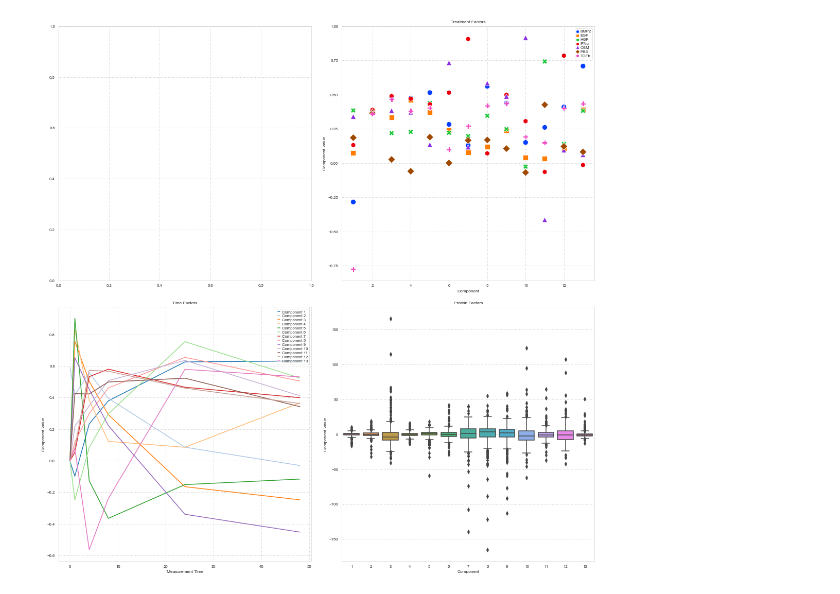
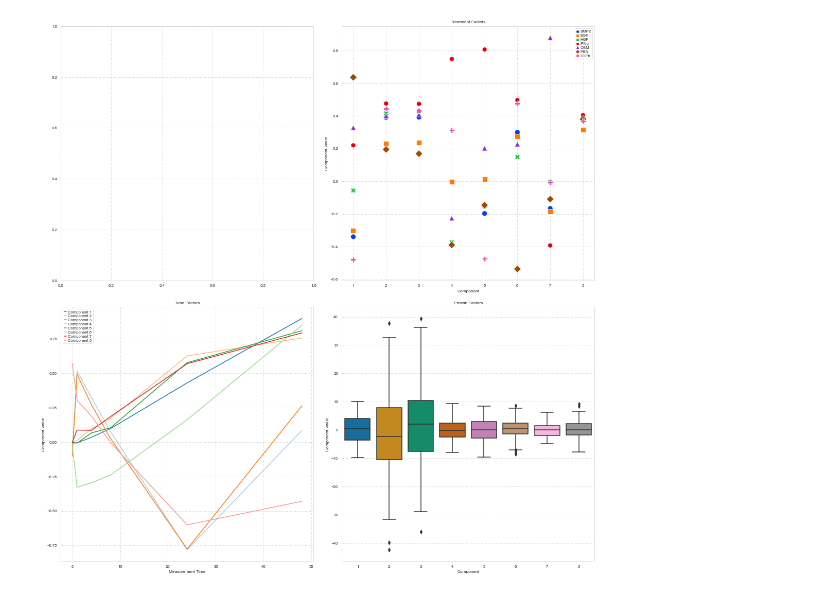
Before and after one commit to meyer-lab/tfac-ccle, a Jupyter notebook: ProteinFactors.ipynb, the cells around one changed output. Cells and saved outputs as stored; diff of their text form; code cells hidden in the pictures.

Commit message:
Figure changes

```diff
--- a/ProteinFactors.ipynb
+++ b/ProteinFactors.ipynb
@@ -5,44 +5,33 @@ import matplotlib.pyplot as plt
 import pandas as pd
 from tfac.figures.figureCommon import subplotLabel, getSetup
 from tfac.tensor import cp_decomp, find_R2X_parafac, reorient_factors
-from tfac.Data_Mod import form_tensor, z_score_tensor_bymeasure
-from tfac.figures.figure1 import treatmentPlot, timePlot, proteinPlot, R2X_figure
+from tfac.Data_Mod import form_tensor, z_score_tensor_bymeasure, z_score_tensor_byprotein
+from tfac.figures.figure1 import treatmentPlot, timePlot, proteinBoxPlot, R2X_figure, proteinScatterPlot
 
 sns.set(style="whitegrid")
 
 
-def z_score_tensor_byprotein(tensor):
-    for prot_idx in range(tensor.shape[2]):
-        prot_list = []
-        for treat_idx in range(tensor.shape[0]):
-            for time_idx in range(tensor.shape[1]):
-                prot_list.append(tensor[treat_idx][time_idx][prot_idx])
-        mean_val = np.mean(prot_list)
-        std_val = np.std(prot_list)
-        for treat_idx in range(tensor.shape[0]):
-            for time_idx in range(tensor.shape[1]):
-                tensor[treat_idx][time_idx][prot_idx] = (tensor[treat_idx][time_idx][prot_idx] - mean_val) / std_val
-    return tensor
-
-def AlttreatmentPlot(factors, senthue):
+def separate_treatmentPlot(factors, senthue):
     '''Plot treatments (tensor axis 0) in factorization component space'''
     df = pd.DataFrame(factors)
-    df.columns = range(1, 14)
+    df.columns = range(1, factors.shape[1] + 1)
     df["Treatment"] = senthue
     df = pd.melt(df, "Treatment")
     df.columns = ["Treatment", "Component", "Value"]
-    grid = sns.FacetGrid(df, col="Treatment", hue="Treatment", col_wrap=4, height=4)
+    grid = sns.FacetGrid(df, col="Treatment", hue="Treatment", col_wrap=4, height=4, sharex=False)
     grid.map(plt.plot, "Component", "Value")
-    for i in range(1, 14):
+    for i in range(1, factors.shape[1] + 1):
         grid.map(plt.axvline, x=i, ls=":", c=".7")
     for i in np.arange(-.8, 1, .2):
         grid.map(plt.axhline, y=i, ls=":", c=".7")
     grid.map(plt.axhline, y=0, ls="-", c=".5")
-    grid.set(xticks=np.arange(1, 14))
+    grid.set(xticks=np.arange(1, factors.shape[1] + 1))
     grid.set(yticks=np.arange(-.8, 1, .2))
+    for i in range(7):
+        grid.axes[i].set_xlabel('Components')
     grid.fig.tight_layout(w_pad=1)
 # %%
 tensor, treatments, times = form_tensor()
-zscore_tensor_bymeasurement = z_score_tensor_bymeasure(tensor)
-results = cp_decomp(zscore_tensor_bymeasurement, 13)
+tensor_z = z_score_tensor_byprotein(tensor)
+results = cp_decomp(tensor_z, 8)
 comps = reorient_factors(results[1])
@@ -49,9 +42,8 @@ comps = reorient_factors(results[1])
 # %%
-
 ax, f = getSetup((15, 15), (2, 2))
-#R2X_figure(ax[0], zscore_tensor_bymeasurement) #This is to save time since this takes awhile
+R2X_figure(ax[0], tensor_z)
 treatmentPlot(ax[1], comps[0], treatments)
 timePlot(ax[2], comps[1], times)
-proteinPlot(ax[3], comps[2])
+proteinBoxPlot(ax[3], comps[2])
 # %% [output]
-[figure, old version]
+[figure, new version]
```
Also changed, not shown: parts of 4 cells of this notebook, 4 other files.
